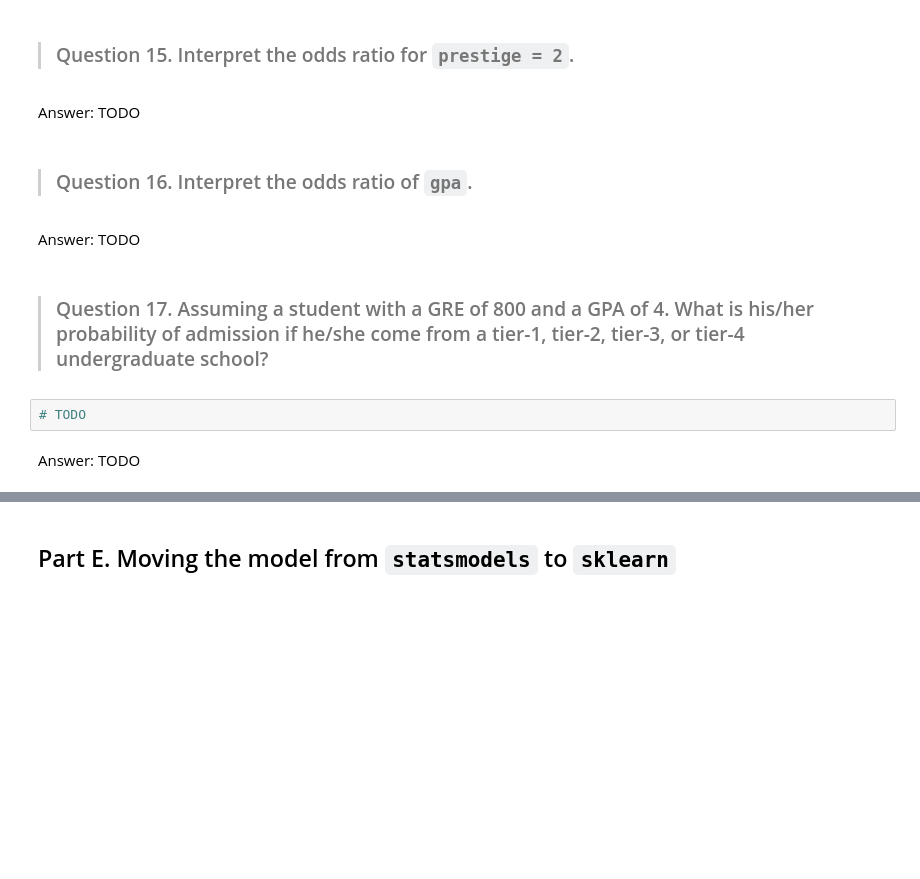
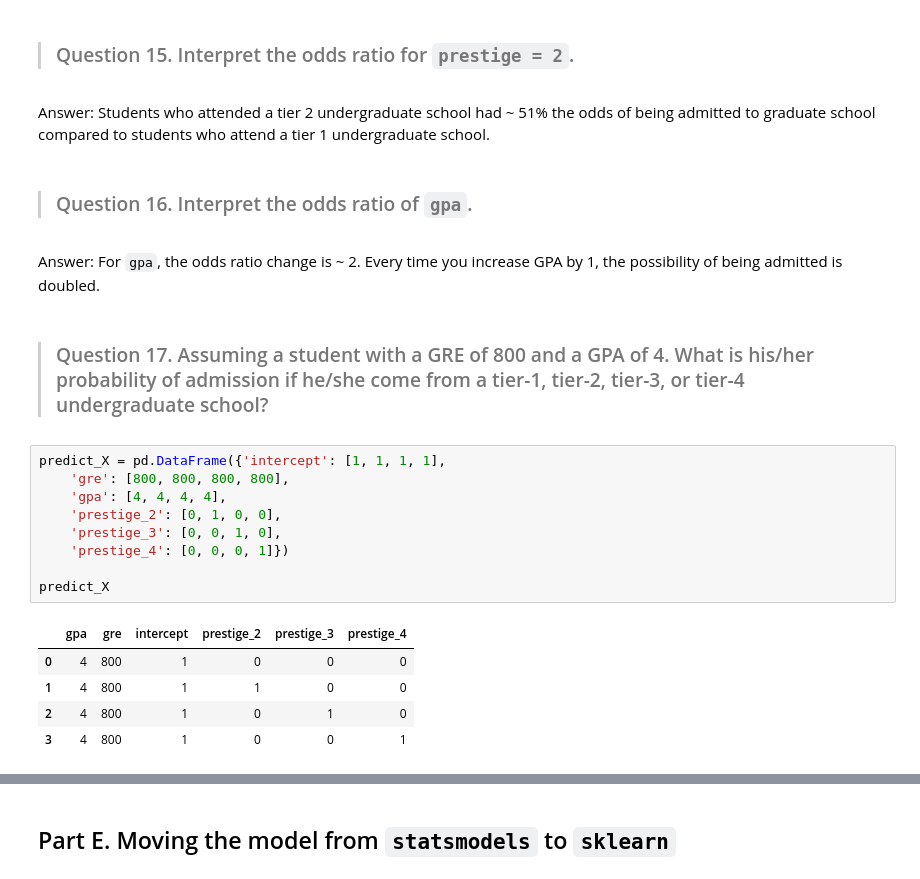
Before and after one commit to Rdelacruz10/DS-SF-36, a Jupyter notebook: unit-project/3/notebooks/unit-project-3-starter-code.ipynb, the cells around one changed output, grey strips where cells are left out. Drawn from its saved outputs; the diff is of its cells as text; blank space fills up the shorter version.

```diff
--- a/unit-project/3/notebooks/unit-project-3-starter-code.ipynb
+++ b/unit-project/3/notebooks/unit-project-3-starter-code.ipynb
@@ -273,14 +252,25 @@ NameError: name 'table' is not defined
 # %% [markdown]
 > ### Question 15.  Interpret the odds ratio for `prestige = 2`.
-# %% [markdown]
-Answer: TODO
+# %% [markdown]
+Answer: Students who attended a tier 2 undergraduate school had ~ 51% the odds of being admitted to graduate school compared to students who attend a tier 1 undergraduate school.
 # %% [markdown]
 > ### Question 16.  Interpret the odds ratio of `gpa`.
-# %% [markdown]
-Answer: TODO
+# %% [markdown]
+Answer: For `gpa`, the odds ratio change is ~ 2. Every time you increase GPA by 1, the possibility of being admitted is doubled.
 # %% [markdown]
 > ### Question 17.  Assuming a student with a GRE of 800 and a GPA of 4.  What is his/her probability of admission  if he/she come from a tier-1, tier-2, tier-3, or tier-4 undergraduate school?
-# %%
-# TODO
-# %% [markdown]
-Answer: TODO
+# %%
+predict_X = pd.DataFrame({'intercept': [1, 1, 1, 1],
+    'gre': [800, 800, 800, 800],
+    'gpa': [4, 4, 4, 4],
+    'prestige_2': [0, 1, 0, 0],
+    'prestige_3': [0, 0, 1, 0],
+    'prestige_4': [0, 0, 0, 1]})
+
+predict_X
+# %% [output]
+|  | gpa | gre | intercept | prestige_2 | prestige_3 | prestige_4 |
+| 0 | 4 | 800 | 1 | 0 | 0 | 0 |
+| 1 | 4 | 800 | 1 | 1 | 0 | 0 |
+| 2 | 4 | 800 | 1 | 0 | 1 | 0 |
+| 3 | 4 | 800 | 1 | 0 | 0 | 1 |
```
Also changed, not shown: parts of 51 cells of this notebook.
